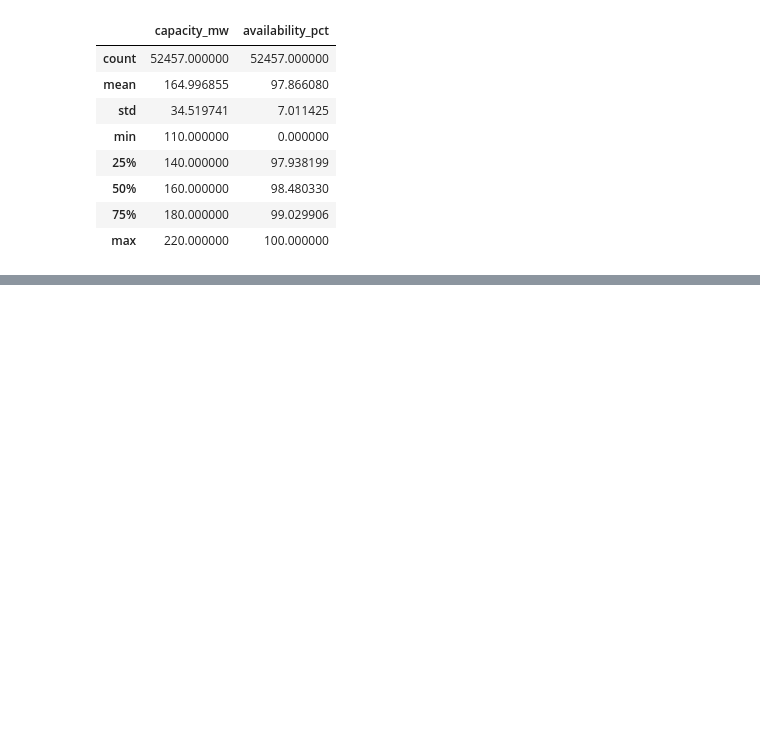
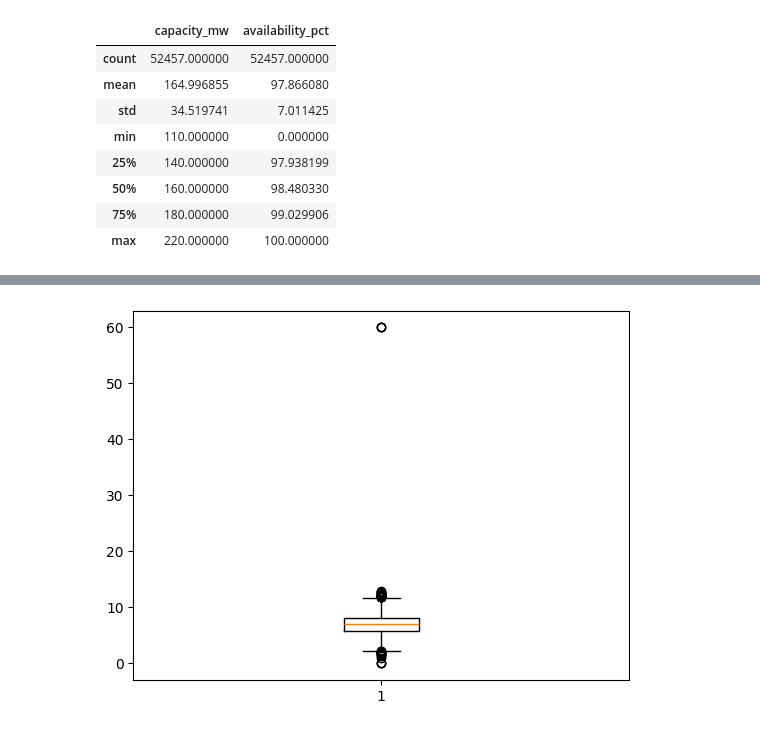
Before and after one commit to sadamhabnawi28/GreenGrid_Energy_Project, a Jupyter notebook: scripts/data_cleaning.ipynb, the cells around one changed output, grey strips where cells are left out. Cells and saved outputs as stored; diff of their text form; code cells hidden in the pictures; blank space fills up the shorter version.

```diff
--- a/scripts/data_cleaning.ipynb
+++ b/scripts/data_cleaning.ipynb
@@ -436,0 +502,5 @@ df_scada.describe()
+# %%
+plt.boxplot(df_weather["wind_speed_mps"])
+plt.show()
+# %% [output]
+[figure, added]
```
Also changed, not shown: parts of 12 cells of this notebook.
